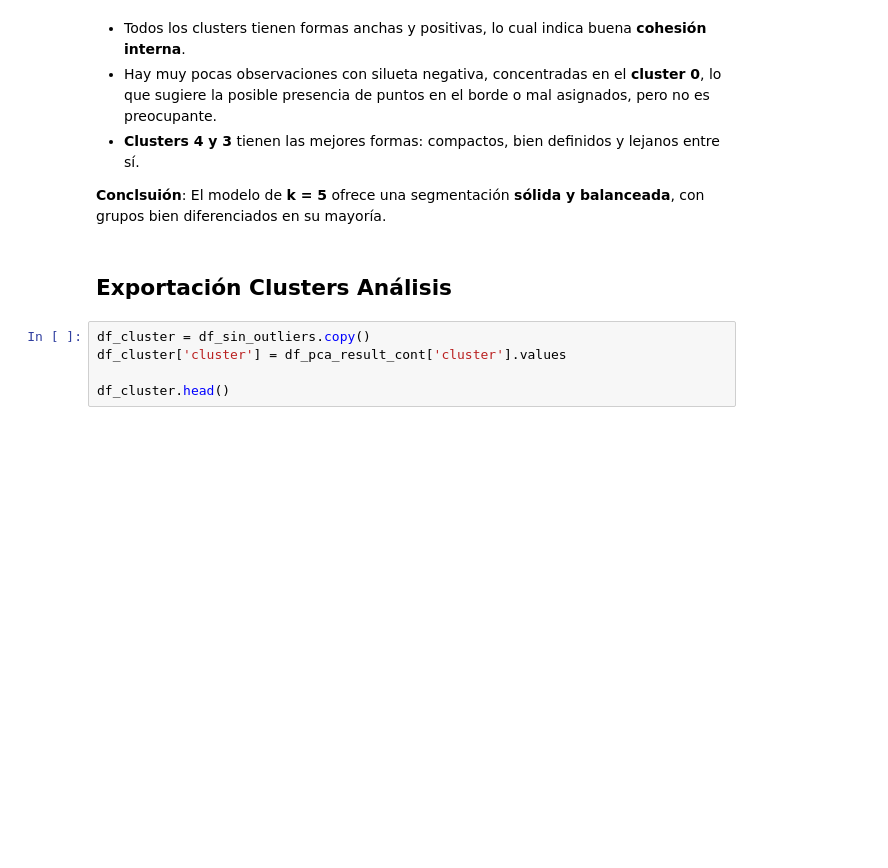
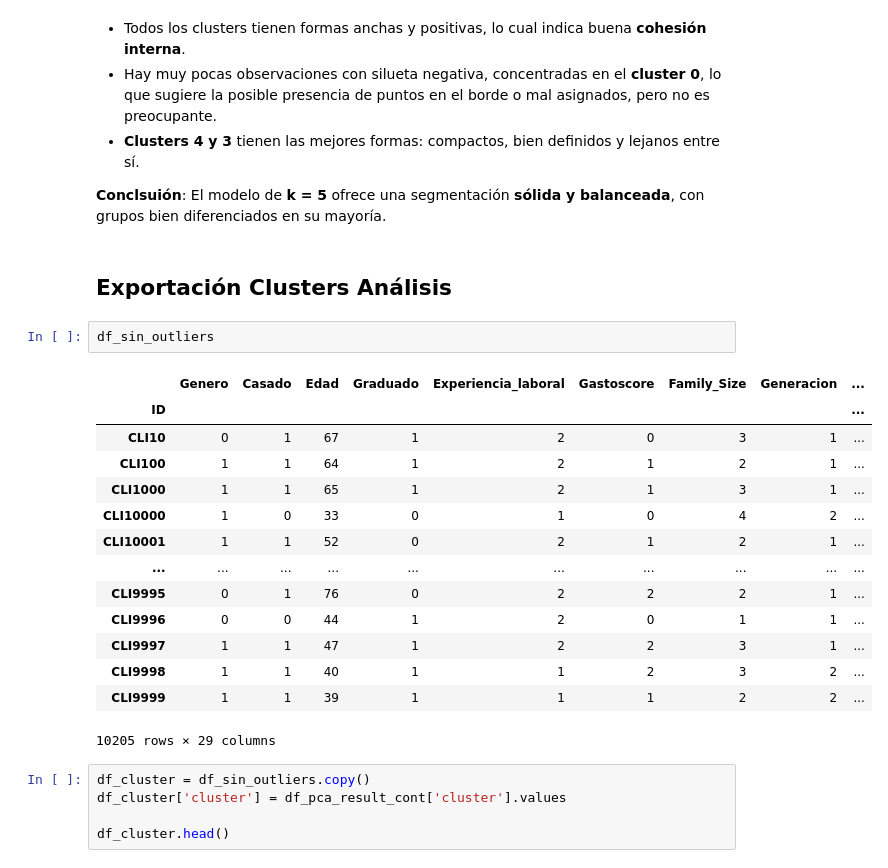
Before and after one commit to martinagg7/gd_pca, a Jupyter notebook: notebooks/01_PCA.ipynb, the cells around one changed output. Saved outputs shown, nothing was run; the diff lists cells and outputs as text; blank space fills up the shorter version.

```diff
--- a/notebooks/01_PCA.ipynb
+++ b/notebooks/01_PCA.ipynb
@@ -996,6 +996,23 @@ plt.show()
 **Conclsuión**: El modelo de **k = 5** ofrece una segmentación **sólida y balanceada**, con grupos bien diferenciados en su mayoría.
 # %% [markdown]
 ## Exportación Clusters Análisis
+# %%
+df_sin_outliers
+# %% [output]
+|  | Genero | Casado | Edad | Graduado | Experiencia_laboral | Gastoscore | Family_Size | Generacion | ... |
+| ID |  |  |  |  |  |  |  |  | ... |
+| CLI10 | 0 | 1 | 67 | 1 | 2 | 0 | 3 | 1 | ... |
+| CLI100 | 1 | 1 | 64 | 1 | 2 | 1 | 2 | 1 | ... |
+| CLI1000 | 1 | 1 | 65 | 1 | 2 | 1 | 3 | 1 | ... |
+| CLI10000 | 1 | 0 | 33 | 0 | 1 | 0 | 4 | 2 | ... |
+| CLI10001 | 1 | 1 | 52 | 0 | 2 | 1 | 2 | 1 | ... |
+| ... | ... | ... | ... | ... | ... | ... | ... | ... | ... |
+| CLI9995 | 0 | 1 | 76 | 0 | 2 | 2 | 2 | 1 | ... |
+| CLI9996 | 0 | 0 | 44 | 1 | 2 | 0 | 1 | 1 | ... |
+| CLI9997 | 1 | 1 | 47 | 1 | 2 | 2 | 3 | 1 | ... |
+| CLI9998 | 1 | 1 | 40 | 1 | 1 | 2 | 3 | 2 | ... |
+| CLI9999 | 1 | 1 | 39 | 1 | 1 | 1 | 2 | 2 | ... |
+10205 rows × 29 columns
 # %%
 df_cluster = df_sin_outliers.copy()
 df_cluster['cluster'] = df_pca_result_cont['cluster'].values
```
Also changed, not shown: parts of 2 cells of this notebook, 1 other file.
